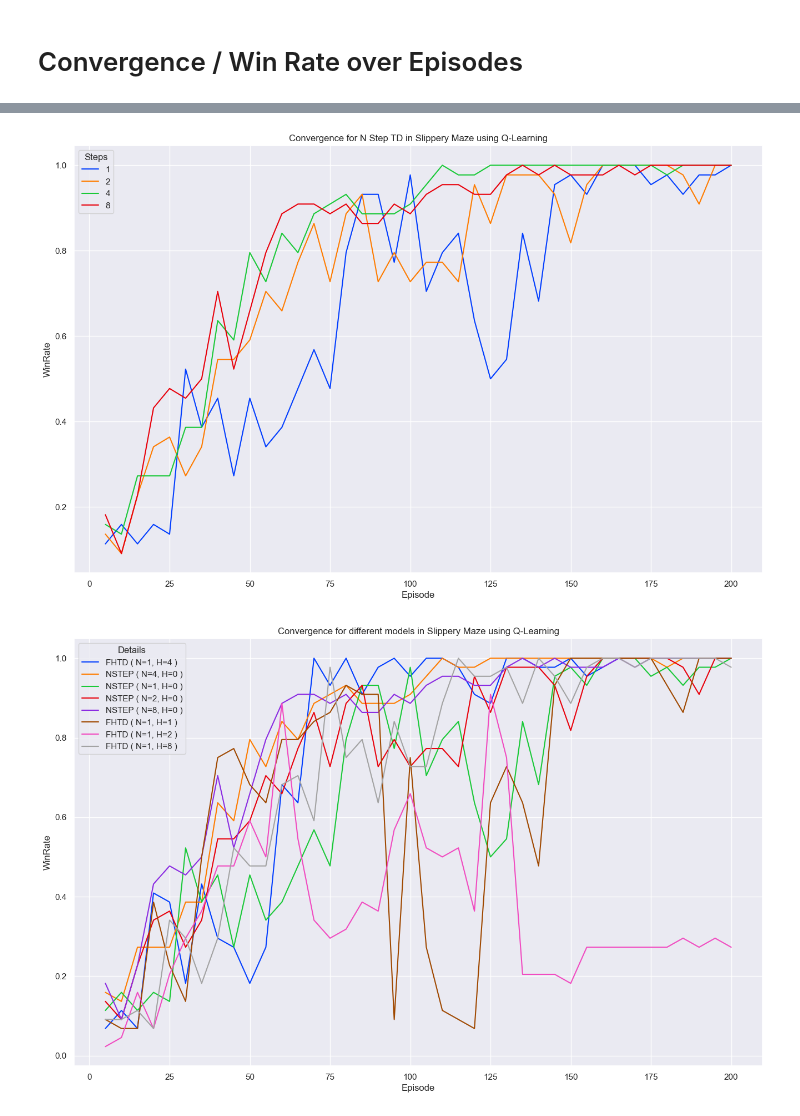
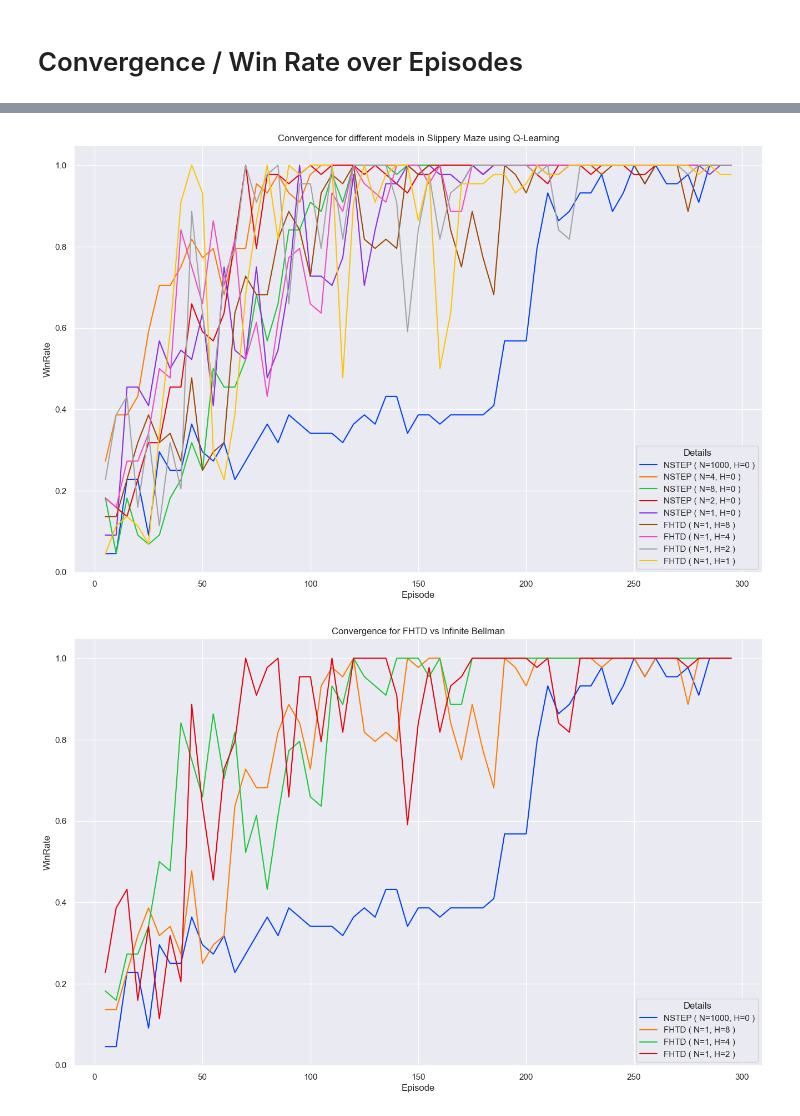
Before and after one commit to yotitan/RL-Slippery-Maze, a Jupyter notebook: graphs.ipynb, the cells around one changed output, grey strips where cells are left out. Saved outputs shown, nothing was run; the diff lists cells and outputs as text; code cells hidden in the pictures.

Commit message:
Added FHTD vs Infinite Bellman convergence graph

```diff
--- a/graphs.ipynb
+++ b/graphs.ipynb
@@ -57,12 +63,12 @@ plt.show( )
 # %%
-sns.lineplot( data=wr[(wr['Slippery']==True) & (wr['Model']=='NSTEP')], x='Episode', y='WinRate', hue='Steps', palette='bright' )
-plt.title( 'Convergence for N Step TD in Slippery Maze using Q-Learning' )
+sns.lineplot( data=wr[(wr['Slippery']==True) & (wr['Episode']<300)], x='Episode', y='WinRate', hue='Details', palette='bright' )
+plt.title( 'Convergence for different models in Slippery Maze using Q-Learning' )
 plt.show( )
 # %% [output]
-[figure, old version]
+[figure, new version]
 # %%
-sns.lineplot( data=wr[(wr['Slippery']==True)], x='Episode', y='WinRate', hue='Details', palette='bright' )
-plt.title( 'Convergence for different models in Slippery Maze using Q-Learning' )
+sns.lineplot( data=wr[(wr['Slippery']==True) & ( (wr['Horizon']>1) | (wr['Steps']==1000) ) & (wr['Episode']<300)], x='Episode', y='WinRate', hue='Details', palette='bright' )
+plt.title( 'Convergence for FHTD vs Infinite Bellman' )
 plt.show( )
 # %% [output]
-[figure, old version]
+[figure, new version]
```
Also changed, not shown: parts of 7 cells of this notebook, 1 other file.
